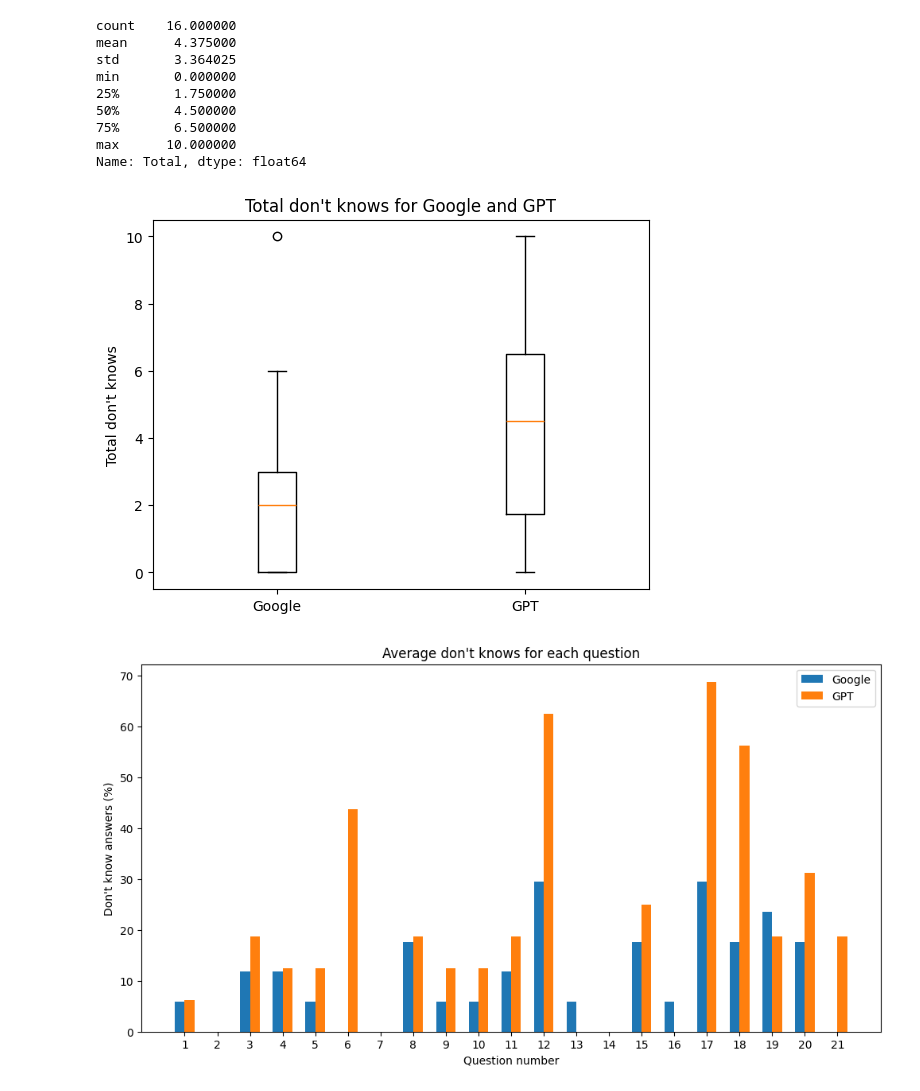
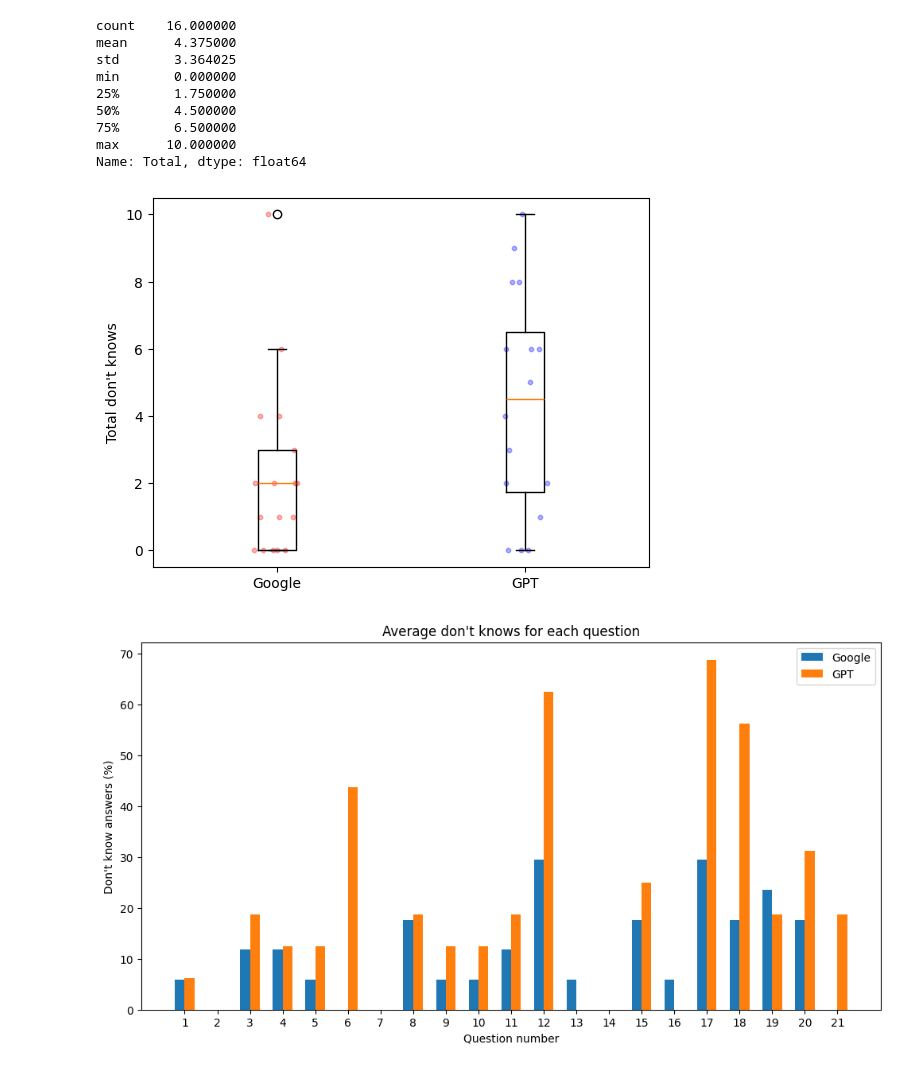
Before and after one commit to s185231/cognitive_experiments, a Jupyter notebook: data_preprocessing_linea.ipynb, the cells around one changed output. Drawn from its saved outputs; the diff is of its cells as text; code cells hidden in the pictures.

```diff
--- a/data_preprocessing_linea.ipynb
+++ b/data_preprocessing_linea.ipynb
@@ -266,14 +266,24 @@ min       0.000000
 75%       6.500000
 max      10.000000
 Name: Total, dtype: float64
-# %%
-# make box plot
-plt.boxplot([answers_google["Total"], answers_gpt["Total"]], tick_labels=["Google", "GPT"])
-plt.ylabel("Total don't knows")
-plt.title("Total don't knows for Google and GPT")
-plt.show()
-# %% [output]
-[figure, removed]
+# %%
+# make box plot
+positions = [1, 2]
+plt.boxplot([answers_google["Total"], answers_gpt["Total"]], tick_labels=["Google", "GPT"])
+datapoints_google_jitter = [positions[0]]*len(answers_google["Total"])
+datapoints_google_jitter = [x + random.uniform(-0.1, 0.1) for x in datapoints_google_jitter]
+
+datapoints_gpt_jitter = [positions[1]]*len(answers_gpt["Total"])
+datapoints_gpt_jitter = [x + random.uniform(-0.1, 0.1) for x in datapoints_gpt_jitter]
+plt.scatter(datapoints_google_jitter, answers_google["Total"], alpha=0.3,s = 10, color='r', label='N =' + str(len(answers_google["Total"])))
+plt.scatter(datapoints_gpt_jitter, answers_gpt["Total"], alpha=0.3, s=10, color='b', label='N = '+ str(len(answers_gpt["Total"])))
+plt.ylabel("Total points")
+plt.ylabel("Total don't knows")
+#plt.title("Total don't knows for Google and GPT")
+plt.savefig("figs/boxplot_total_dont_knows.pdf", bbox_inches='tight')
+plt.show()
+# %% [output]
+[figure, added]
 # %%
 # Make bar plot of don't knows in each question
 fig, ax = plt.subplots(figsize=(12, 6))
```
Also changed, not shown: parts of 4 cells of this notebook, 13 other files.
